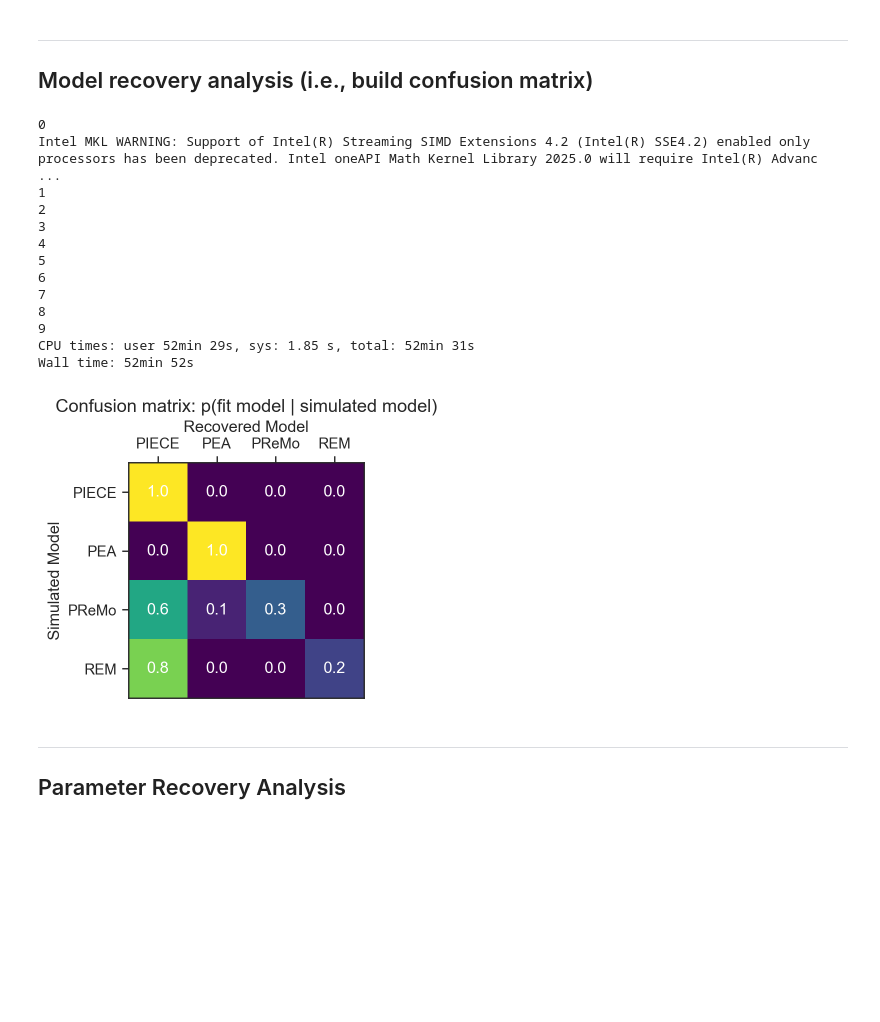
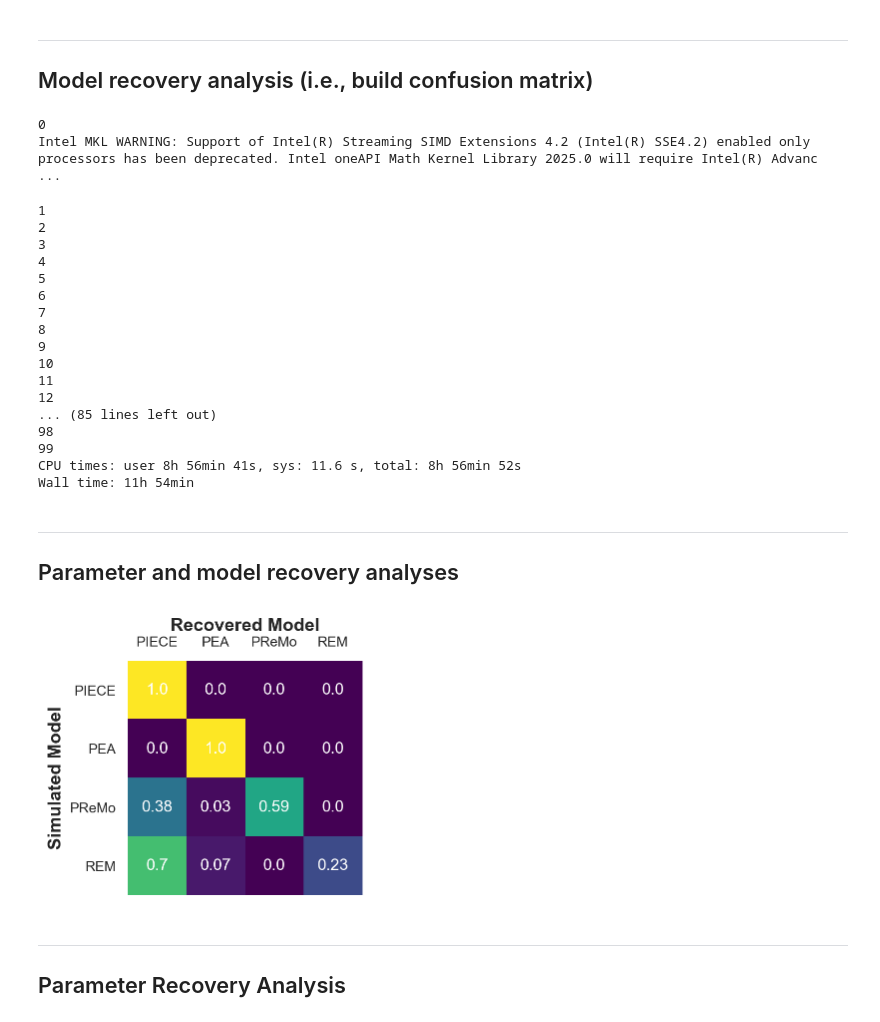
Before and after one commit to ccmlab-ubc/ige-ege, a Jupyter notebook: experiment-1/scripts/parameter-model-recovery.ipynb, the cells around one changed output. Drawn from its saved outputs; the diff is of its cells as text; code cells hidden in the pictures; blank space fills up the shorter version.

Commit message:
param and model recovery

```diff
--- a/experiment-1/scripts/parameter-model-recovery.ipynb
+++ b/experiment-1/scripts/parameter-model-recovery.ipynb
@@ -36,6 +35,6 @@ df = pd.read_csv("../results/vmr_all.csv")
 def converter(input_str):
     return np.fromstring(input_str[1:-1], sep=' ')
 
-fits = pd.read_csv("../results/params_mle_reducedmodels.csv", converters={"theta":converter})
+fits = pd.read_csv("../results/params_mle.csv", converters={"theta":converter})
 fits.head()
 # %% [output]
@@ -98,7 +97,7 @@ vis_fb = df.loc[df["SN"] == 1, "fbi"].values
 num_trials = len(np.unique(df["TN"]))
 
 # Determine how many simulations to run
-n_sims = 10
+n_sims = 100
 
 # Model recovery analysis
 for i in range(n_sims):
@@ -180,11 +179,11 @@ for i in range(n_sims):
 
         # Fit simulated data
         # PIECE model params: sigma_pert, sigma_comb, bias
-        bounds = ((0.01, 30), (0.01, 25), (-5, 5))
+        bounds = ((0.01, 30), (0.01, 10), (-5, 5))
         piece_results = scipy.optimize.minimize(
             fun=nll_piece,
             bounds=bounds,
-            x0 = np.array([4.97, 0.71, 0.58])  # middle of simulated param vals
+            x0 = np.array([4.98, 0.80, 0.59])  # middle of simulated param vals
         )
         aic_piece = calc_aic(piece_results.fun * -1, len(piece_results.x))
         bic_piece = calc_bic(piece_results.fun * -1, len(piece_results.x), len(rotation))
@@ -192,14 +191,14 @@ for i in range(n_sims):
             recovered_params.append(piece_results.x)
 
         # PEA model params: sigma_comb, B, bias
-        bounds = ((0.01, 25), (0, 1), (-5, 5))
+        bounds = ((0.01, 10), (0, 1), (-5, 5))
         pea_results = scipy.optimize.minimize(
             fun=nll_pea,
             bounds=bounds,
             # x0=np.array([np.random.uniform(low=bounds[0][0], high=bounds[0][1]),
             #              np.random.uniform(low=bounds[1][0], high=bounds[1][1]),
             #              np.random.uniform(low=bounds[2][0], high=bounds[2][1])])
-            x0 = np.array([13.52, 0.31, 0.63])
+            x0 = np.array([6.03, 0.31, 0.64])
         )
         aic_pea = calc_aic(pea_results.fun * -1, len(pea_results.x))
         bic_pea = calc_bic(pea_results.fun * -1, len(pea_results.x), len(rotation))
@@ -207,7 +206,7 @@ for i in range(n_sims):
             recovered_params.append(pea_results.x)
 
         # PReMo model params: B, sigma_v, sigma_p, sigma_pred, eta_p, bias
-        bounds = ((0, 1), (0.01, 25), (0.01, 25), (0.01, 25), (0, 1), (-5, 5))
+        bounds = ((0, 1), (0.01, 10), (0.01, 10), (0.01, 10), (0, 1), (-5, 5))
         premo_results = scipy.optimize.minimize(
             fun=nll_premo,
             bounds=bounds,
@@ -217,7 +216,7 @@ for i in range(n_sims):
             #              np.random.uniform(low=bounds[3][0], high=bounds[3][1]),
             #              np.random.uniform(low=bounds[4][0], high=bounds[4][1]),
             #              np.random.uniform(low=bounds[5][0], high=bounds[5][1])])
-            x0 = np.array([0.52, 12.51, 12.51, 12.52, 1., 0.58])
+            x0 = np.array([0.50, 4.04, 5.01, 5.02, 1., 0.58])
         )
         aic_premo = calc_aic(premo_results.fun * -1, len(premo_results.x))
         bic_premo = calc_bic(premo_results.fun * -1, len(premo_results.x), len(rotation))
@@ -225,7 +224,7 @@ for i in range(n_sims):
             recovered_params.append(premo_results.x)
 
         # REM model params: sigma_comb, s, c, bias
-        bounds = ((0.01, 25), (0, 10), (0, 10), (-5, 5))
+        bounds = ((0.01, 10), (0, 10), (0, 10), (-5, 5))
         rem_results = scipy.optimize.minimize(
             fun=nll_rem,
             bounds=bounds,
@@ -233,7 +232,7 @@ for i in range(n_sims):
             #              np.random.uniform(low=bounds[1][0], high=bounds[1][1]),
             #              np.random.uniform(low=bounds[2][0], high=bounds[2][1]),
             #              np.random.uniform(low=bounds[3][0], high=bounds[3][1])])
-            x0 = np.array([13.47, 2.13, 5.00, 0.64])
+            x0 = np.array([5.01, 1.93, 5.00, 0.64])
         )
         aic_rem = calc_aic(rem_results.fun * -1, len(rem_results.x))
         bic_rem = calc_bic(rem_results.fun * -1, len(rem_results.x), len(rotation))
@@ -260,14 +259,20 @@ df_model = pd.DataFrame({
 # %% [output]
 0
 Intel MKL WARNING: Support of Intel(R) Streaming SIMD Extensions 4.2 (Intel(R) SSE4.2) enabled only processors has been deprecated. Intel oneAPI Math Kernel Library 2025.0 will require Intel(R) Advanc ...
-1
-2
-3
-4
-5
-6
-7
-8
-9
-CPU times: user 52min 29s, sys: 1.85 s, total: 52min 31s
-Wall time: 52min 52s
+1
+2
+3
+4
+5
+6
+7
+8
+9
+10
+11
+12
+... (85 lines left out)
+98
+99
+CPU times: user 8h 56min 41s, sys: 11.6 s, total: 8h 56min 52s
+Wall time: 11h 54min
@@ -277,30 +284,41 @@ Wall time: 52min 52s
+# %% [markdown]
+---
+## Parameter and model recovery analyses
 # %%
 y_true = df_model["model"]
 y_pred = df_model["winner_bic"]
 df_confusion = pd.crosstab(df_model["model"], df_model["winner_bic"], normalize="index")
 df_confusion
 
-def plot_confusion_matrix(df_confusion, title="Confusion matrix: p(fit model | simulated model)"):
+def plot_confusion_matrix(df_confusion, title=None, save=0):
     fig, ax = plt.subplots(figsize=(3.5, 3.5))
     ax.matshow(df_confusion, cmap="viridis")
     plt.title(title, fontsize=13)
     tick_marks = np.arange(len(df_confusion.columns))
     ax.set_xticks(tick_marks, ["PIECE", "PEA", "PReMo", "REM"])
     ax.xaxis.tick_top()
     ax.set_yticks(tick_marks, ["PIECE", "PEA", "PReMo", "REM"])
-    ax.set_ylabel("Simulated Model")
-    ax.set_xlabel("Recovered Model")
+    ax.set_ylabel("Simulated Model", weight="bold", fontsize=13)
+    ax.set_xlabel("Recovered Model", weight="bold", fontsize=13)
     ax.xaxis.set_label_position('top')
+    ax.tick_params(left=False, top=False)
+    ax.tick_params(axis='both', which='major', labelsize=10)
+    ax.spines['bottom'].set_visible(False)
+    ax.spines['left'].set_visible(False)
+    # plt.text(-2, -1.2, "b", weight="bold", fontsize=14)
+
     # Loop over data dimensions and create text annotations.
     for i in range(len(models)):
         for j in range(len(models)):
             ax.text(j, i, df_confusion.iloc[i, j],
                            ha="center", va="center", color="w")
     plt.tight_layout()
+    if save == 1:
+        plt.savefig("images/confusion_matrix.svg")
 
-plot_confusion_matrix(df_confusion)
+plot_confusion_matrix(df_confusion, save=1)
 # %% [output]
-[figure, old version]
+[figure, new version]
 # %% [markdown]
 ---
 ## Parameter Recovery Analysis
```
Also changed, not shown: parts of 8 cells of this notebook, 14 other files.
